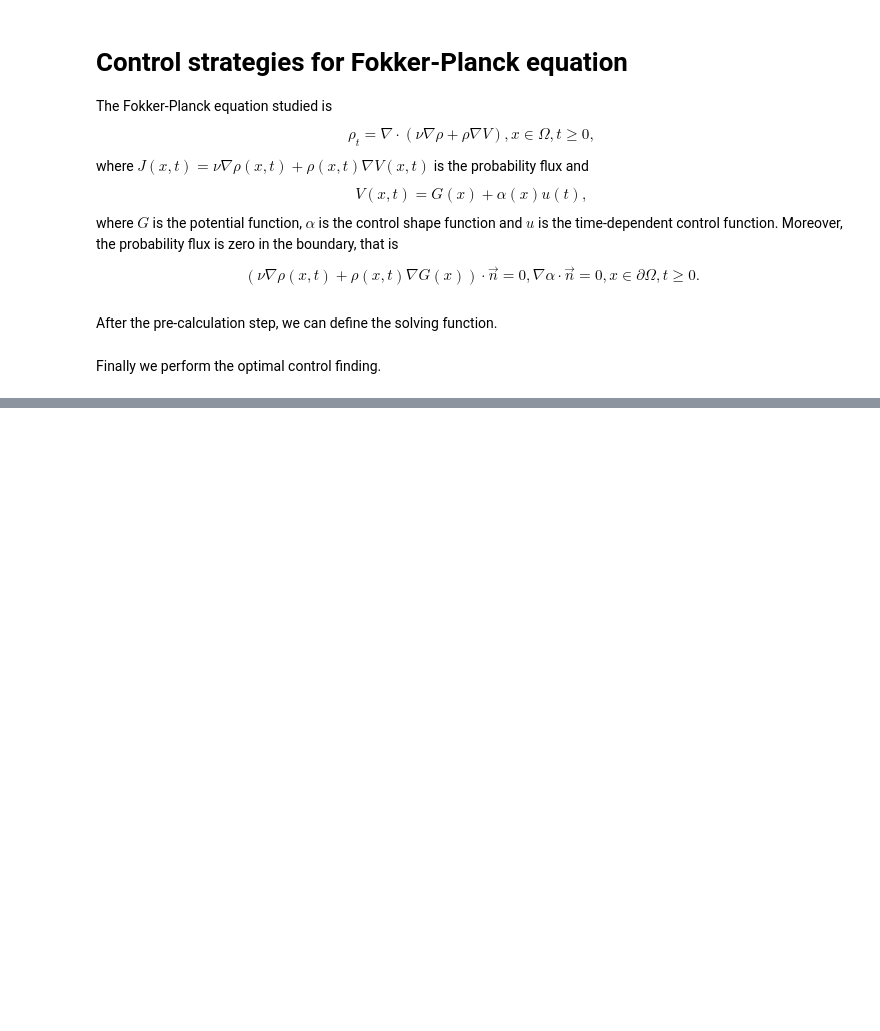
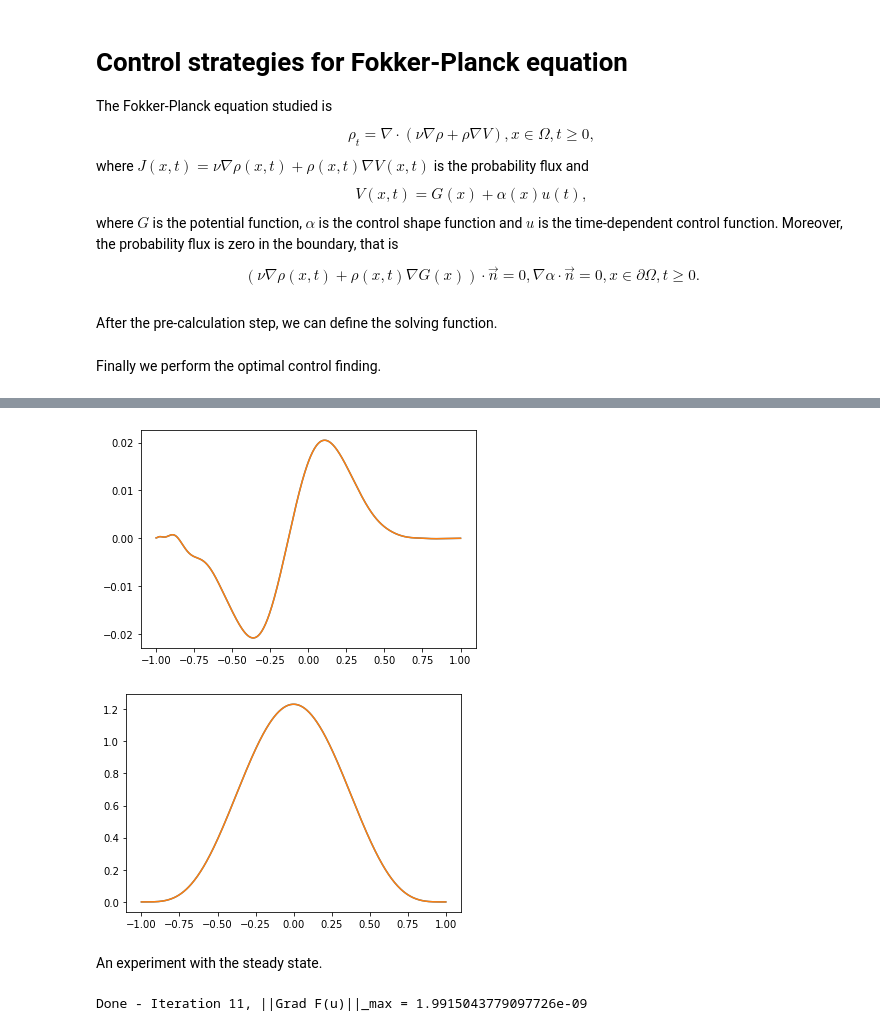
Before and after one commit to lucasmoschen/spectral-fp-opt-control, a Jupyter notebook: notebooks/optimal-control-fp-equation.ipynb, the cells around one changed output, grey strips where cells are left out. Cells and saved outputs as stored; diff of their text form; code cells hidden in the pictures; blank space fills up the shorter version.

```diff
--- a/notebooks/optimal-control-fp-equation.ipynb
+++ b/notebooks/optimal-control-fp-equation.ipynb
@@ -300,0 +360,29 @@ plt.plot(FP_equation.t, control)
+# %%
+x = np.linspace(-1,1,501)
+plt.plot(x, p[-1,:], label='Start')
+plt.plot(x, parameters['alpha_Omega']*(rho[-1,:]-FP_equation.pOmega(x)), label='Final')
+plt.show()
+
+x = np.linspace(-1,1,501)
+plt.plot(x, rho[0,:], label='Start')
+plt.plot(x, FP_equation.p0(x), label='Final')
+plt.show()
+# %% [output]
+[figure, added]
+[figure, added]
+# %% [markdown]
+An experiment with the steady state.
+# %%
+parameters['p_Q'] = p_infty
+parameters['p_Omega'] = p_infty
+FP_equation = ControlFPequation(b_func, c_func, parameters)
+
+u0 = np.zeros(N_t+1)
+u1 = 0.1*np.sin(np.pi*np.linspace(0,10,N_t+1))
+
+cost, rho_vec, p_vec, control = FP_equation.solve_problem(tol=1e-8, k_max=50, n_f=25, N_t=N_t,
+                                                           u0=u0, u1=u1, lim1=-0.8, lim2=0.8,
+                                                           method='gradient')
+rho, p = FP_equation.discretise_space_time(rho_vec, p_vec, n_f=25, N_x=N_x)
+# %% [output]
+Done - Iteration 11, ||Grad F(u)||_max = 1.9915043779097726e-09
```
Also changed, not shown: parts of 23 cells of this notebook, 3 other files.
